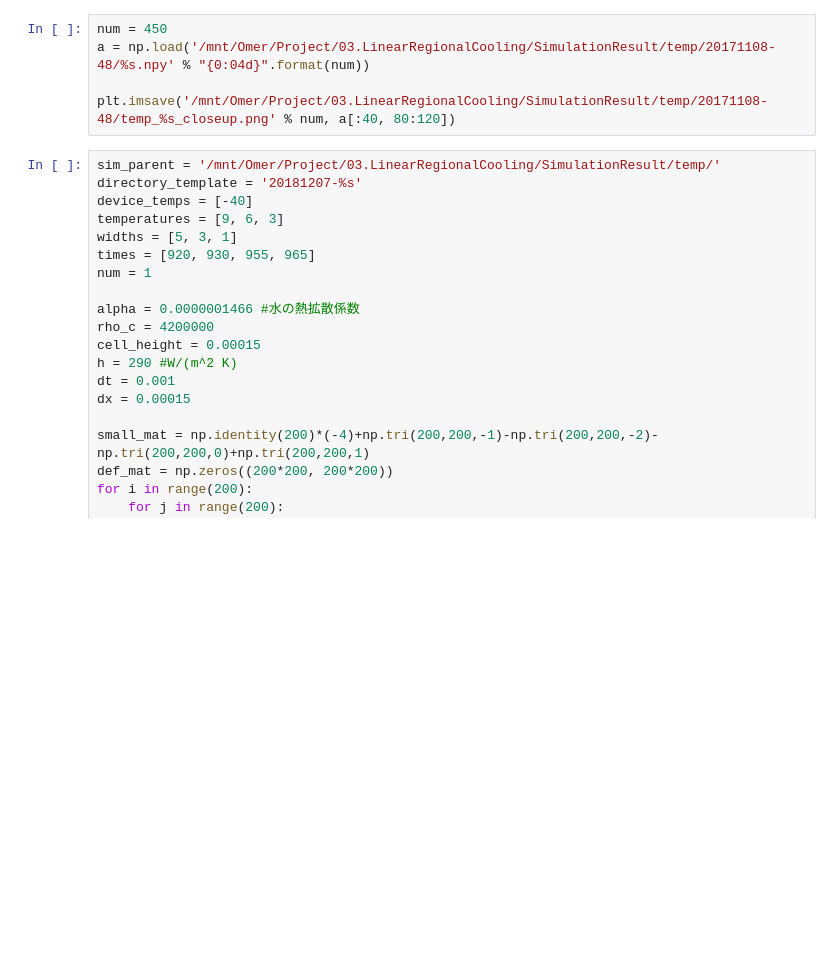
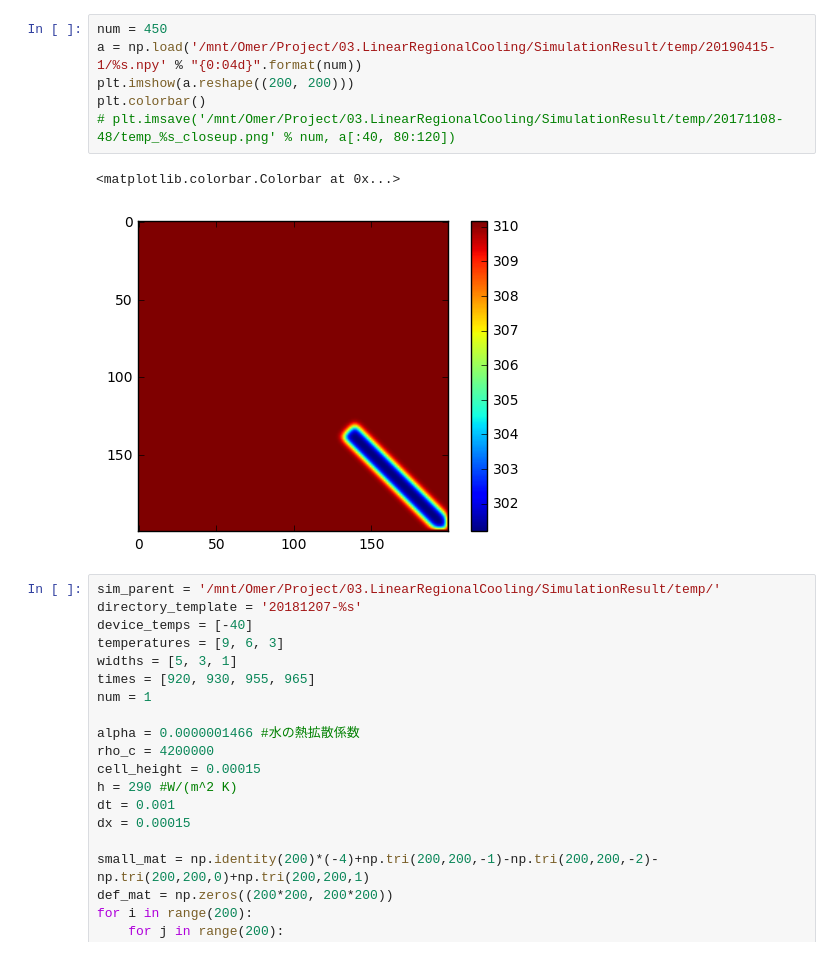
Before and after one commit to HiroshiSeno/simulation, a Jupyter notebook: thermal_simulation.ipynb, the cells around one changed output. Cells and saved outputs as stored; diff of their text form; blank space fills up the shorter version.

```diff
--- a/thermal_simulation.ipynb
+++ b/thermal_simulation.ipynb
@@ -115,9 +117,13 @@ for d_temp in device_temps:
 ------------------1000ms
 # %%
 num = 450
-a = np.load('/mnt/Omer/Project/03.LinearRegionalCooling/SimulationResult/temp/20171108-48/%s.npy' % "{0:04d}".format(num))
-
-plt.imsave('/mnt/Omer/Project/03.LinearRegionalCooling/SimulationResult/temp/20171108-48/temp_%s_closeup.png' % num, a[:40, 80:120])
+a = np.load('/mnt/Omer/Project/03.LinearRegionalCooling/SimulationResult/temp/20190415-1/%s.npy' % "{0:04d}".format(num))
+plt.imshow(a.reshape((200, 200)))
+plt.colorbar()
+# plt.imsave('/mnt/Omer/Project/03.LinearRegionalCooling/SimulationResult/temp/20171108-48/temp_%s_closeup.png' % num, a[:40, 80:120])
+# %% [output]
+<matplotlib.colorbar.Colorbar at 0x...>
+[figure, added]
 # %%
 sim_parent = '/mnt/Omer/Project/03.LinearRegionalCooling/SimulationResult/temp/'
 directory_template = '20181207-%s'
```
Also changed, not shown: parts of 3 cells of this notebook, 2 other files.
